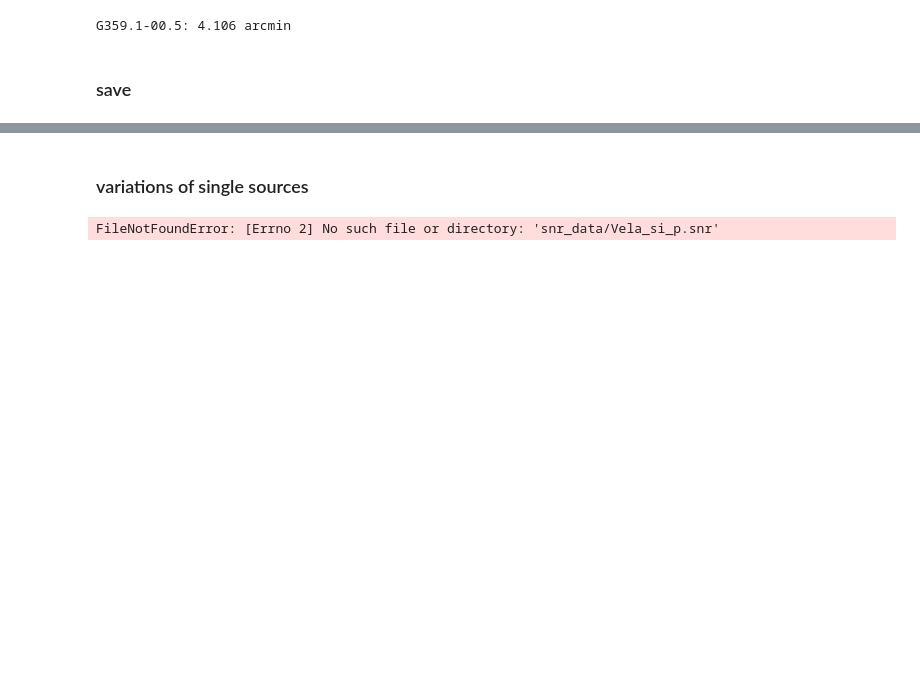
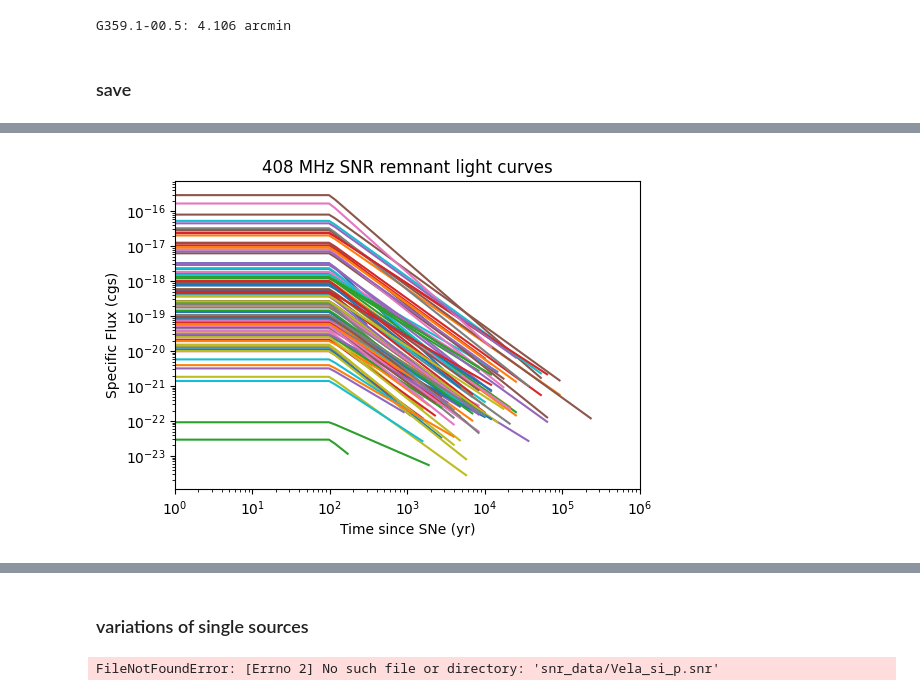
Before and after one commit to yitiansun/axion-mirror, a Jupyter notebook: SNR/catalog.ipynb, the cells around one changed output, grey strips where cells are left out. Cells and saved outputs as stored; diff of their text form; code cells hidden in the pictures; blank space fills up the shorter version.

```diff
--- a/SNR/catalog.ipynb
+++ b/SNR/catalog.ipynb
@@ -259,14 +219,0 @@ plt.xlabel('Time since SNe (s)');
-# %%
-#plotting all SNR light curves as fcn of time
-power = 16
-t = np.logspace(0,power,200)
-for snr in snr_valid_SG_list:
-    S_nu = np.ones(len(t))
-    for i in range(len(t)):
-        S_nu[i] = S_nu_1GHz(snr, t[i])
-    plt.plot(t/(3600*24*365.25), S_nu)
-
-plt.xlim([1,10**6])
-plt.loglog()
-plt.ylabel('Specific Flux (cgs)')
-plt.xlabel('Time since SNe (yr)');
@@ -298,0 +281,17 @@ array([2.58841019e-19, 2.58841019e-19, 2.58841019e-19, 2.58841019e-19,
+# %%
+#plotting all SNR light curves as fcn of time
+power = 16
+t = np.logspace(0,power,200)
+for snr in snr_valid_SG_list:
+    S_nu = np.ones(len(t))
+    for i in range(len(t)):
+        S_nu[i] = S_nu_1GHz(snr, t[i], 408e6)
+    plt.plot(t/(3600*24*365.25), S_nu)
+
+plt.xlim([1,10**6])
+plt.loglog()
+plt.ylabel('Specific Flux (cgs)')
+plt.xlabel('Time since SNe (yr)');
+plt.title("408 MHz SNR remnant light curves");
+# %% [output]
+[figure, added]
```
Also changed, not shown: parts of 40 cells of this notebook, 52 other files.
